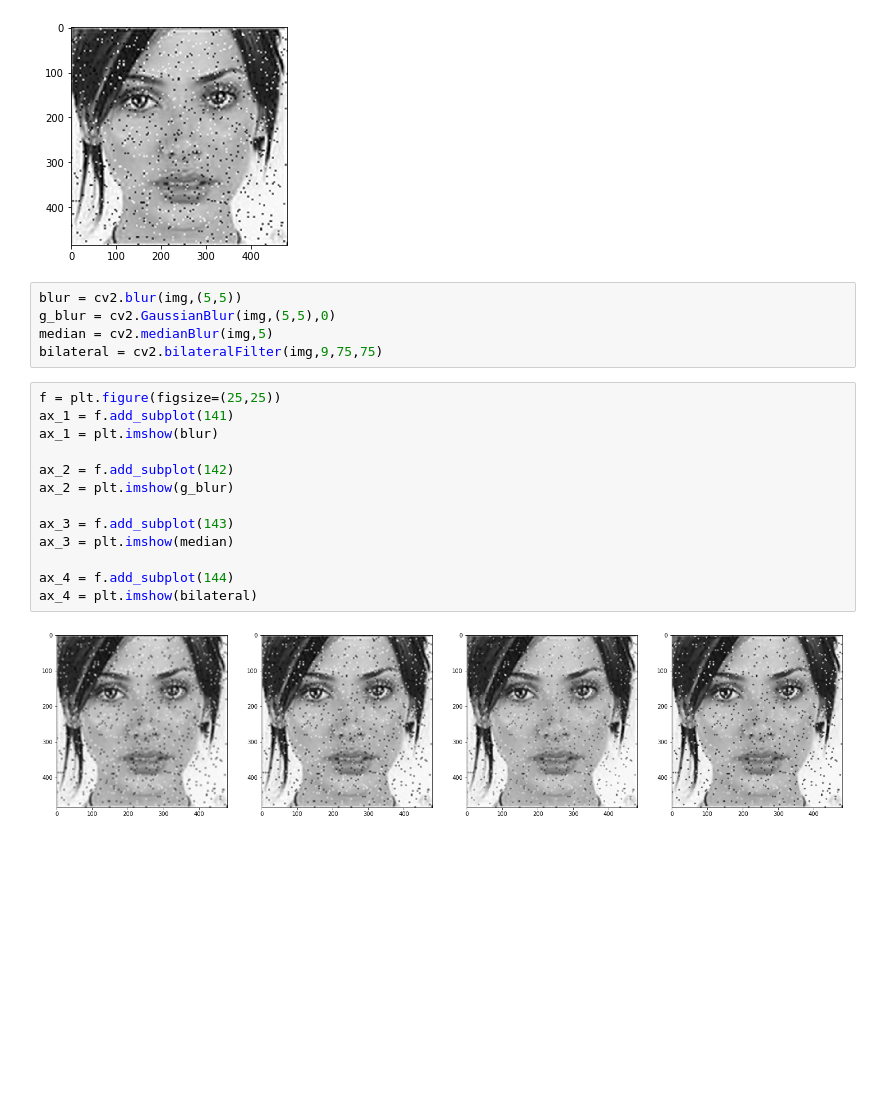
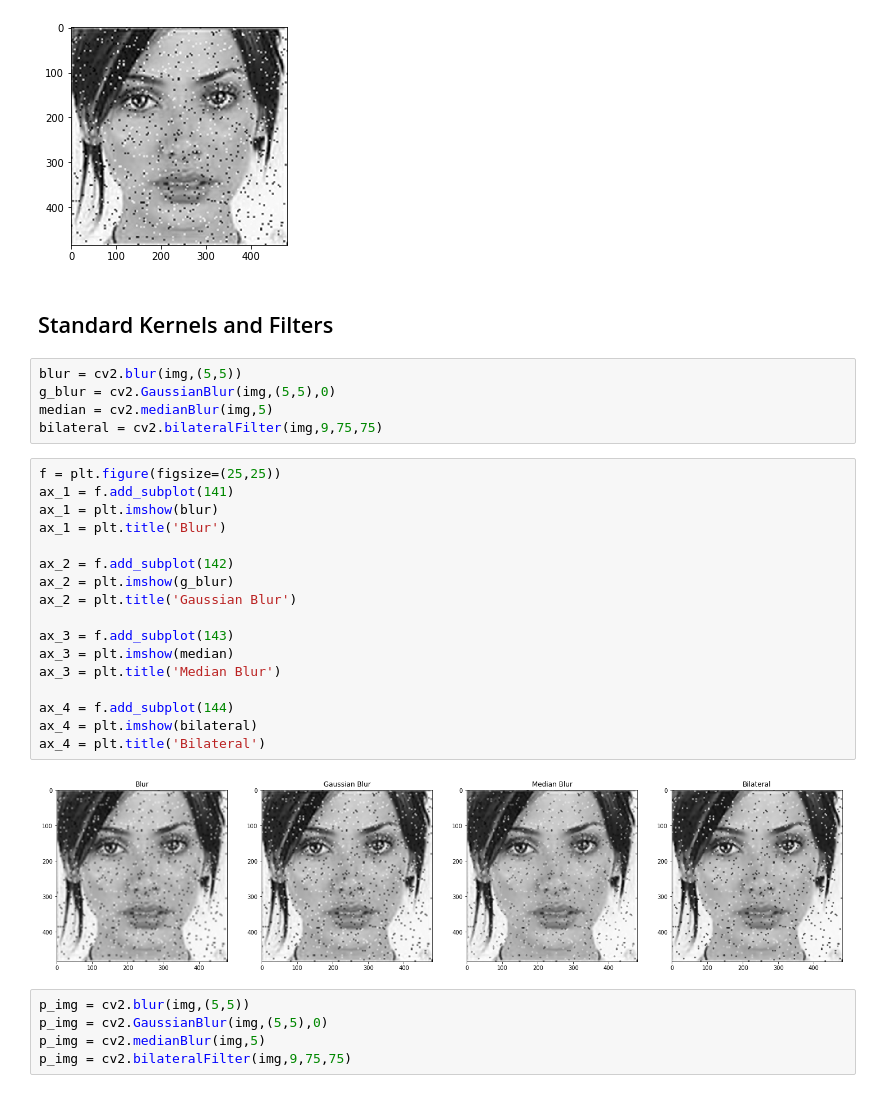
Before and after one commit to carvalheirafc/deep_learning_stuff, a Jupyter notebook: img_process/task4/question2ipynb.ipynb, the cells around one changed output. Saved outputs shown, nothing was run; the diff lists cells and outputs as text; blank space fills up the shorter version.

```diff
--- a/img_process/task4/question2ipynb.ipynb
+++ b/img_process/task4/question2ipynb.ipynb
@@ -12,6 +12,8 @@ plt.imshow(img)
 # %% [output]
 <matplotlib.image.AxesImage at 0x...>
 [figure]
+# %% [markdown]
+## Standard Kernels and Filters
 # %%
 blur = cv2.blur(img,(5,5))
 g_blur = cv2.GaussianBlur(img,(5,5),0)
@@ -20,15 +22,24 @@ bilateral = cv2.bilateralFilter(img,9,75,75)
 # %%
 f = plt.figure(figsize=(25,25))
 ax_1 = f.add_subplot(141)
 ax_1 = plt.imshow(blur)
+ax_1 = plt.title('Blur')
 
 ax_2 = f.add_subplot(142)
 ax_2 = plt.imshow(g_blur)
+ax_2 = plt.title('Gaussian Blur')
 
 ax_3 = f.add_subplot(143)
 ax_3 = plt.imshow(median)
+ax_3 = plt.title('Median Blur')
 
 ax_4 = f.add_subplot(144)
 ax_4 = plt.imshow(bilateral)
+ax_4 = plt.title('Bilateral')
 # %% [output]
-[figure, old version]
+[figure, new version]
+# %%
+p_img = cv2.blur(img,(5,5))
+p_img = cv2.GaussianBlur(img,(5,5),0)
+p_img = cv2.medianBlur(img,5)
+p_img = cv2.bilateralFilter(img,9,75,75)
```
Also changed, not shown: parts of 1 cell of this notebook.
